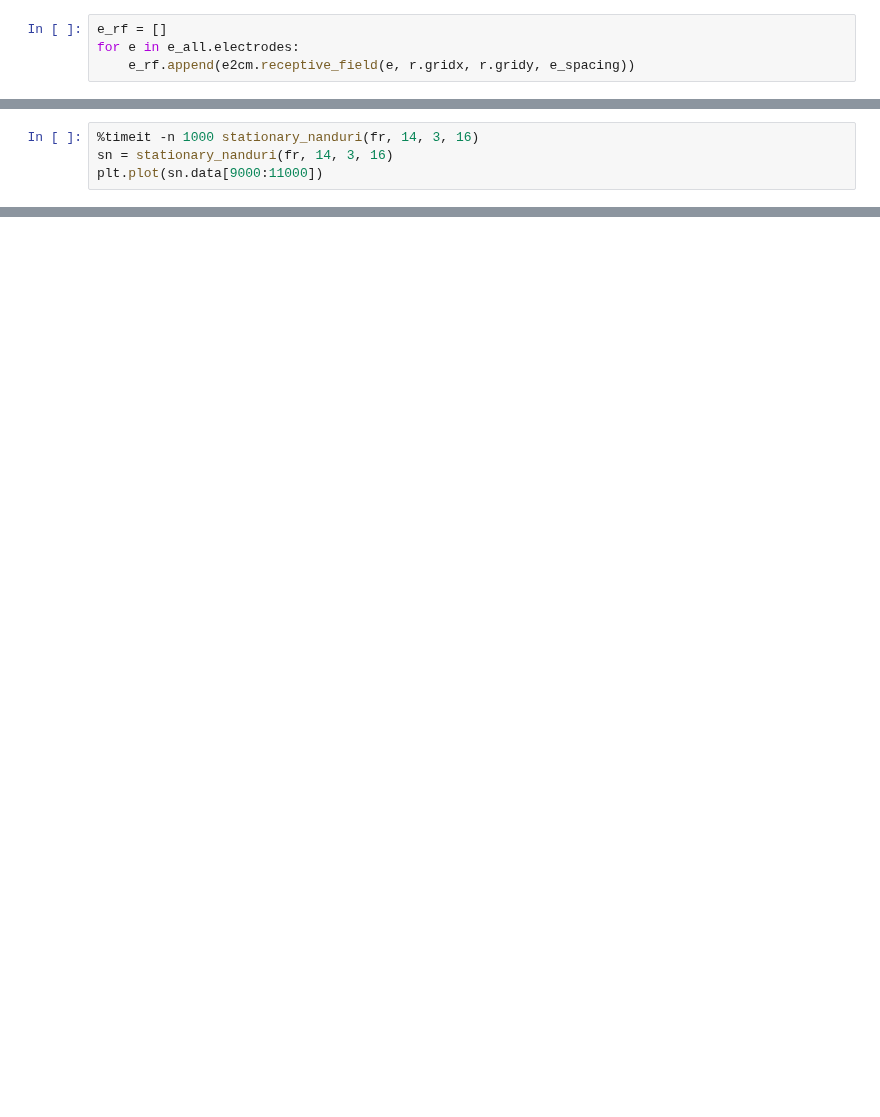
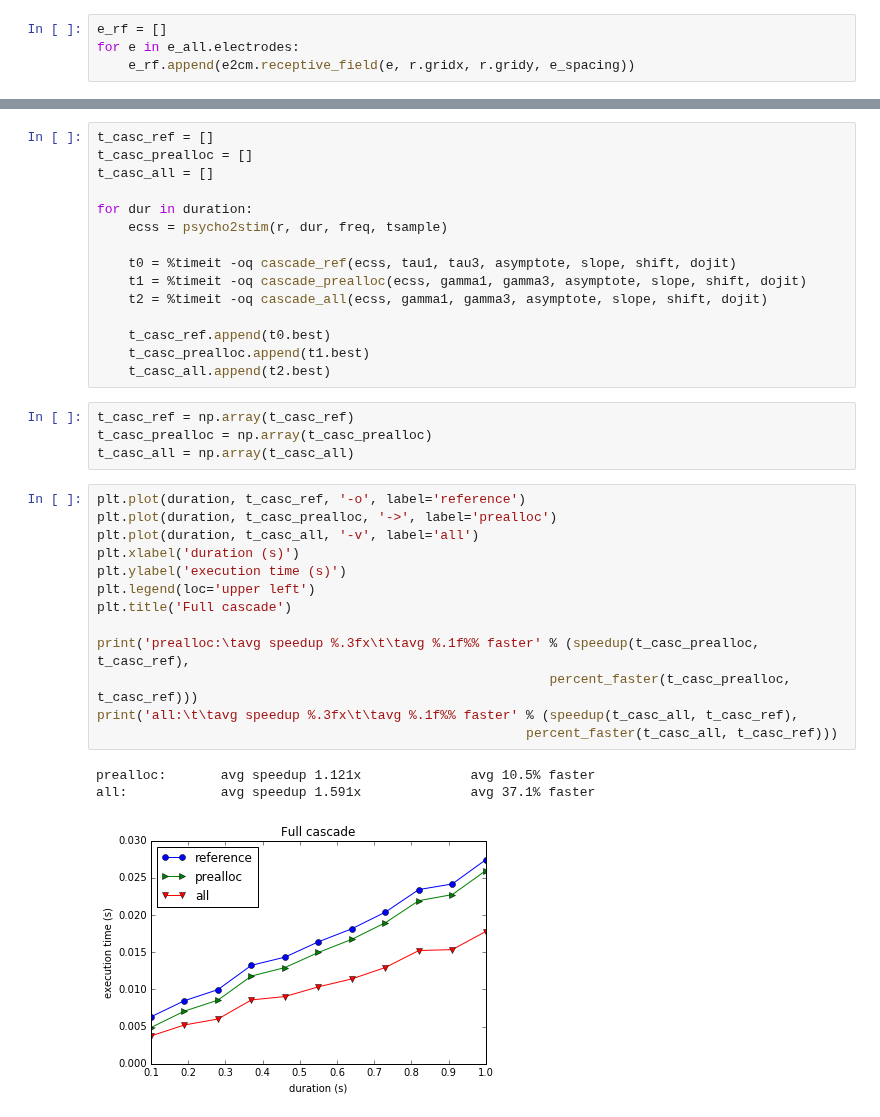
Before and after one commit to pulse2percept/pulse2percept, a Jupyter notebook: python/notebooks/Profile TemporalModel Cascade.ipynb, the cells around one changed output, grey strips where cells are left out. Saved outputs shown, nothing was run; the diff lists cells and outputs as text; blank space fills up the shorter version.

```diff
--- a/python/notebooks/Profile TemporalModel Cascade.ipynb
+++ b/python/notebooks/Profile TemporalModel Cascade.ipynb
@@ -166,4 +45,0 @@ def stationary_nanduri(fr, asymptote, slope, shift):
-# %%
-%timeit -n 1000 stationary_nanduri(fr, 14, 3, 16)
-sn = stationary_nanduri(fr, 14, 3, 16)
-plt.plot(sn.data[9000:11000])
@@ -217,0 +303,36 @@ np.max(mov.data)
+# %%
+t_casc_ref = []
+t_casc_prealloc = []
+t_casc_all = []
+
+for dur in duration:
+    ecss = psycho2stim(r, dur, freq, tsample)
+
+    t0 = %timeit -oq cascade_ref(ecss, tau1, tau3, asymptote, slope, shift, dojit)
+    t1 = %timeit -oq cascade_prealloc(ecss, gamma1, gamma3, asymptote, slope, shift, dojit)
+    t2 = %timeit -oq cascade_all(ecss, gamma1, gamma3, asymptote, slope, shift, dojit)
+
+    t_casc_ref.append(t0.best)
+    t_casc_prealloc.append(t1.best)
+    t_casc_all.append(t2.best)
+# %%
+t_casc_ref = np.array(t_casc_ref)
+t_casc_prealloc = np.array(t_casc_prealloc)
+t_casc_all = np.array(t_casc_all)
+# %%
+plt.plot(duration, t_casc_ref, '-o', label='reference')
+plt.plot(duration, t_casc_prealloc, '->', label='prealloc')
+plt.plot(duration, t_casc_all, '-v', label='all')
+plt.xlabel('duration (s)')
+plt.ylabel('execution time (s)')
+plt.legend(loc='upper left')
+plt.title('Full cascade')
+
+print('prealloc:\tavg speedup %.3fx\t\tavg %.1f%% faster' % (speedup(t_casc_prealloc, t_casc_ref),
+                                                          percent_faster(t_casc_prealloc, t_casc_ref)))
+print('all:\t\tavg speedup %.3fx\t\tavg %.1f%% faster' % (speedup(t_casc_all, t_casc_ref),
+                                                       percent_faster(t_casc_all, t_casc_ref)))
+# %% [output]
+prealloc:       avg speedup 1.121x              avg 10.5% faster
+all:            avg speedup 1.591x              avg 37.1% faster
+[figure, added]
```
Also changed, not shown: parts of 41 cells of this notebook, 1 other file.
